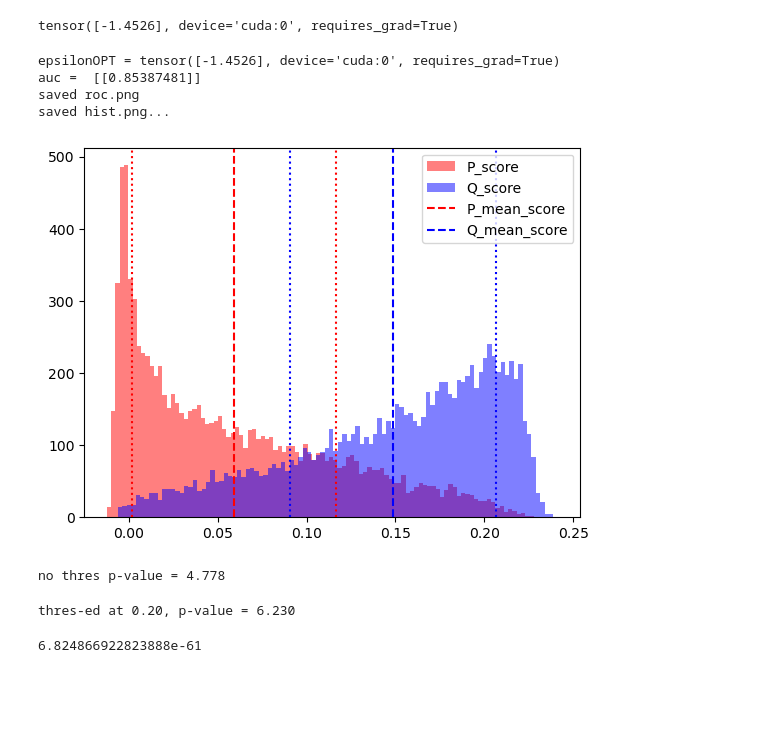
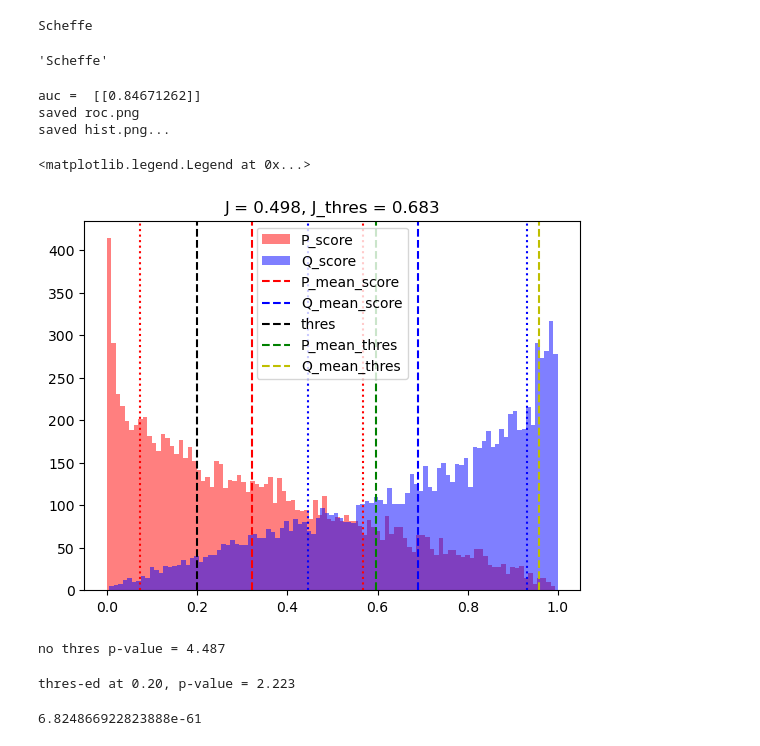
Before and after one commit to Sr-11/LFI, a Jupyter notebook: Higgs/test_all_perform.ipynb, the cells around one changed output. Drawn from its saved outputs; the diff is of its cells as text; code cells hidden in the pictures; blank space fills up the shorter version.

```diff
--- a/Higgs/test_all_perform.ipynb
+++ b/Higgs/test_all_perform.ipynb
@@ -109,57 +109,82 @@ class Classifier(torch.nn.Module):
 n = 1300101
 epoch = 35
 path = './checkpoint%d/'%n+str(epoch)+'/'
-#path = './Scheffe/checkpoint1299999/50/'
+path = './Scheffe/checkpoint1299999/50/'
 #path = './Gaussian/checkpoint%d/'%n+str(epoch)+'/'
 #path = './Fea_Gau/checkpoint%d/'%n+str(epoch)+'/'
 # %%
 model = DN(300, 100, x_in=28).cuda()
 another_model = another_DN(300, x_in=28).cuda()
-#model = Classifier(300, 6).cuda()
+model = Classifier(300, 6).cuda()
 model,another_model,epsilonOPT,sigmaOPT,sigma0OPT,cst = load_model(model, another_model, path)
 epsilonOPT
 # %% [output]
-tensor([-1.4526], device='cuda:0', requires_grad=True)
+Scheffe
+'Scheffe'
 # %%
 gc.collect()
 torch.cuda.empty_cache()
 M = 10000
 # dataset_P = dataset_P[:,21:28]
 # dataset_Q = dataset_Q[:,21:28]
 Z = np.concatenate((dataset_P[np.random.choice(dataset_P.shape[0], M, replace=False)],
             dataset_Q[np.random.choice(dataset_Q.shape[0], M, replace=False)]), axis=0)
 Z = MatConvert(Z, device, dtype)
 PQhat = compute_score_func(Z, dataset_P, dataset_Q,
             model, another_model, epsilonOPT, sigmaOPT, sigma0OPT, cst,M=10000)
 PQhat = PQhat.cpu().detach().numpy()
 auc, x, y = get_auc_and_x_and_y(PQhat)
 print('auc = ', auc)
 # plt.plot(x, y, label='AUC = %.2f'%auc)
 # plt.legend()
 # plt.xlabel('Signal Efficiency')
 # plt.ylabel('Background Rejection')
 # plt.title('ROC Curve')
 # plt.savefig('roc.png')
 print('saved roc.png')
+
 fig = plot_hist(PQhat[:M], PQhat[M:])
+
+P_scores = PQhat[:M]
+Q_scores = PQhat[M:]
+P_mean_score = np.mean(P_scores)
+Q_mean_score = np.mean(Q_scores)
+P_std_score = np.std(P_scores)
+Q_std_score = np.std(Q_scores)
+J = (Q_mean_score - P_mean_score) / (np.sqrt(P_std_score**2 + Q_std_score*2))
+thres = 0.2
+delta = np.max(PQhat) - np.min(PQhat)
+P_mean_thres = np.mean([PQhat[:M]>thres])*delta + np.min(PQhat)
+Q_mean_thres = np.mean([PQhat[M:]>thres])*delta + np.min(PQhat)
+J_thres = (Q_mean_thres - P_mean_thres) / (np.sqrt(P_mean_thres*(1-P_mean_thres) + Q_mean_thres*(1-Q_mean_thres)))
+# 竖线
+plt.axvline(x=thres, color='k', linestyle='--', label = 'thres')
+plt.axvline(x=P_mean_thres, color='g', linestyle='--', label = 'P_mean_thres')
+# plt.axvline(x=P_mean_thres - np.sqrt(np.mean([PQhat[:M]>thres])* np.mean([PQhat[:M]<thres]))*delta, color='g', linestyle='--')
+# plt.axvline(x=P_mean_thres + np.sqrt(np.mean([PQhat[:M]>thres])* np.mean([PQhat[:M]<thres]))*delta, color='g', linestyle='--')
+plt.axvline(x=Q_mean_thres, color='y', linestyle='--', label = 'Q_mean_thres')
+# plt.axvline(x=Q_mean_thres - np.sqrt(np.mean([PQhat[M:]>thres])* np.mean([PQhat[M:]<thres]))*delta, color='y', linestyle='--')
+# plt.axvline(x=Q_mean_thres + np.sqrt(np.mean([PQhat[M:]>thres])* np.mean([PQhat[M:]<thres]))*delta, color='y', linestyle='--')
+plt.title('J = {:.3f}, J_thres = {:.3f}'.format(J, J_thres))
+plt.legend()
 # P是background, Q是signal
 # %% [output]
-epsilonOPT = tensor([-1.4526], device='cuda:0', requires_grad=True)
-auc =  [[0.85387481]]
+auc =  [[0.84671262]]
 saved roc.png
 saved hist.png...
+<matplotlib.legend.Legend at 0x...>
-[figure, old version]
+[figure, new version]
 # %%
 p_no_thres = get_pval(PQhat[:M], PQhat[M:], thres=None)*np.sqrt(1100)
 print('no thres p-value = %.3f'%p_no_thres)
 # %% [output]
-no thres p-value = 4.778
+no thres p-value = 4.487
 # %%
 thres = 0.2
 p_thres = get_pval(PQhat[:M], PQhat[M:], thres=thres)*np.sqrt(1100)
 print('thres-ed at %.2f, p-value = %.3f'%(thres,p_thres))
 # %% [output]
-thres-ed at 0.20, p-value = 6.230
+thres-ed at 0.20, p-value = 2.223
 # %%
 scipy.stats.binom.cdf(1000, 1100, 1-0.01)
 # %% [output]
```
Also changed, not shown: parts of 3 cells of this notebook, 12 other files.
